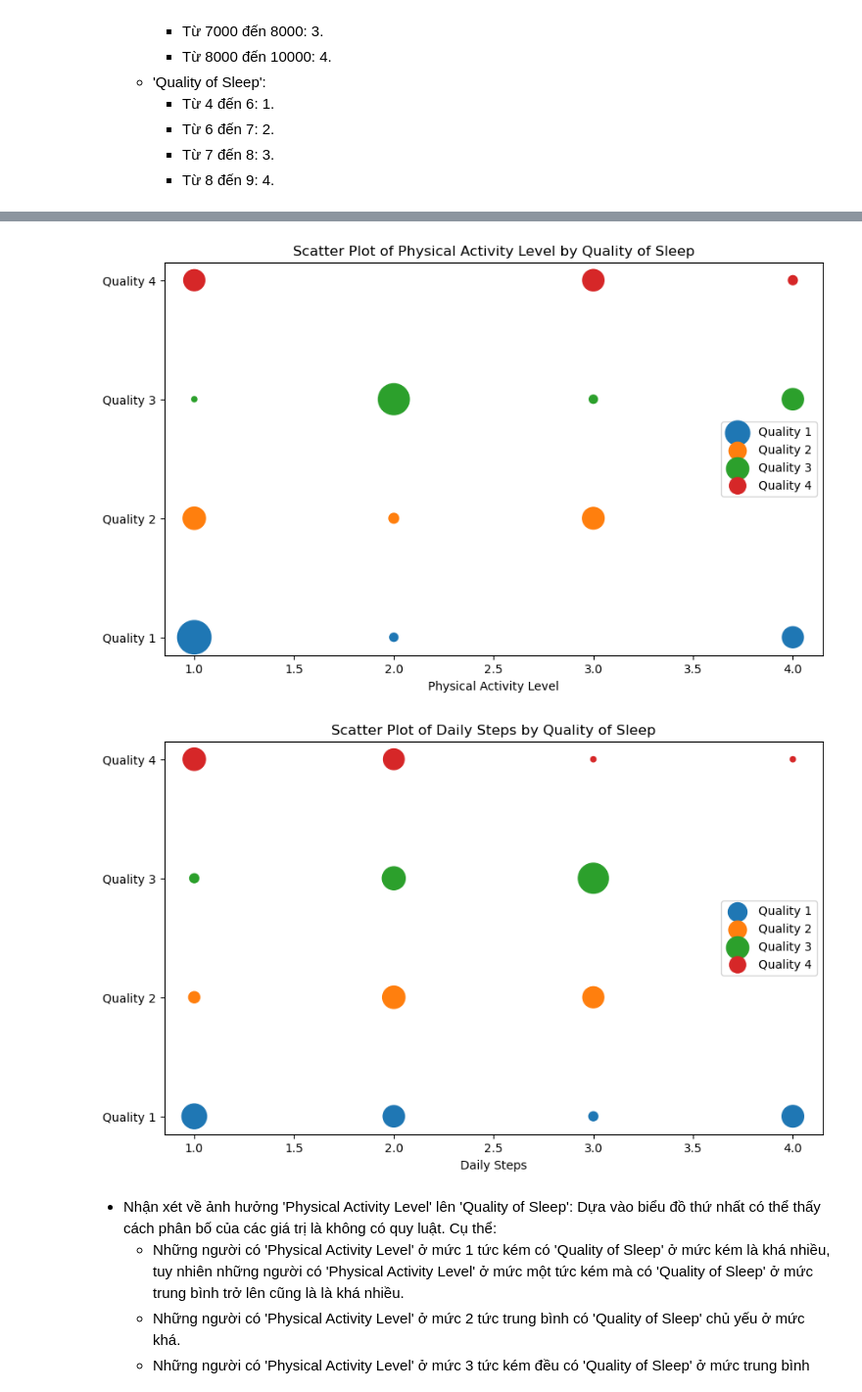
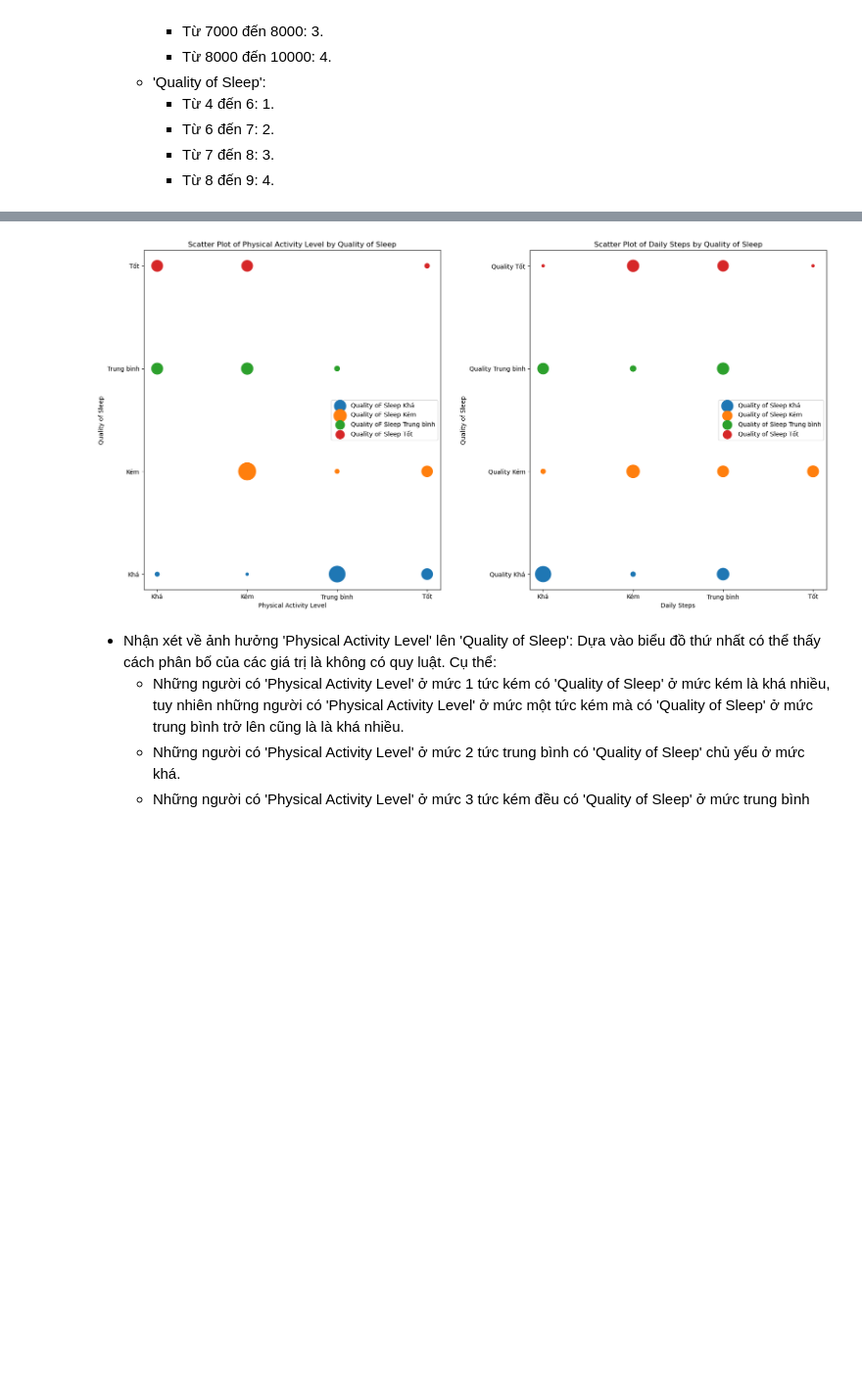
Before and after one commit to khiemnguyen812/Final_Prj_CSC17104_21KHDL1, a Jupyter notebook: Notebook.ipynb, the cells around one changed output, grey strips where cells are left out. Shown at 98% size. Cells and saved outputs as stored; diff of their text form; code cells hidden in the pictures; blank space fills up the shorter version.

```diff
--- a/Notebook.ipynb
+++ b/Notebook.ipynb
@@ -458,13 +445,13 @@ quartiles
 # Bước 2
 def categorize_value(value, quartiles):
     if value <= quartiles.loc[0.25]:
-        return 1
+        return 'Kém'
     elif quartiles.loc[0.25] < value <= quartiles.loc[0.5]:
-        return 2
+        return 'Trung bình'
     elif quartiles.loc[0.5] < value <= quartiles.loc[0.75]:
-        return 3
+        return 'Khá'
     else:
-        return 4
+        return 'Tốt'
 
 # Áp dụng hàm categorize_value cho từng cột
 for column in physical_activity_columns:
@@ -518,29 +505,37 @@ Count by Physical Activity Level:
 # %%
 # Bước 4
-# Vẽ biểu đồ scatter cho Physical Activity Level
-plt.figure(figsize=(10, 6))
+# Tạo figure và hai axes (subplots)
+fig, axs = plt.subplots(1, 2, figsize=(20, 10))
+
+# Biểu đồ scatter cho Physical Activity Level
 for quality, group in count_by_physical_activity.groupby('Quality of Sleep'):
-    plt.scatter(group['Physical Activity Level'], [quality] * len(group), s=group['Count_Physical_Activity'] * 10, label=f'Quality {quality}')
+    axs[0].scatter(group['Physical Activity Level'], [quality] * len(group), s=group['Count_Physical_Activity'] * 10, label=f'Quality oF Sleep {quality}')
 
-plt.title('Scatter Plot of Physical Activity Level by Quality of Sleep')
-plt.xlabel('Physical Activity Level')
-plt.yticks(count_by_physical_activity['Quality of Sleep'].unique(), [f'Quality {quality}' for quality in count_by_physical_activity['Quality of Sleep'].unique()])
-plt.legend()
+axs[0].set_title('Scatter Plot of Physical Activity Level by Quality of Sleep')
+axs[0].set_xlabel('Physical Activity Level')
+axs[0].set_ylabel('Quality of Sleep')
+axs[0].set_yticks(count_by_physical_activity['Quality of Sleep'].unique())
+axs[0].set_yticklabels([f'{quality}' for quality in count_by_physical_activity['Quality of Sleep'].unique()])
+axs[0].legend()
+
+# Biểu đồ scatter cho Daily Steps
+for quality, group in count_by_daily_steps.groupby('Quality of Sleep'):
+    axs[1].scatter(group['Daily Steps'], [quality] * len(group), s=group['Count_Daily_Steps'] * 10, label=f'Quality of Sleep {quality}')
+
+axs[1].set_title('Scatter Plot of Daily Steps by Quality of Sleep')
+axs[1].set_xlabel('Daily Steps')
+axs[1].set_ylabel('Quality of Sleep')
+axs[1].set_yticks(count_by_daily_steps['Quality of Sleep'].unique())
+axs[1].set_yticklabels([f'Quality {quality}' for quality in count_by_daily_steps['Quality of Sleep'].unique()])
+axs[1].legend()
+
+# Điều chỉnh khoảng cách giữa hai subplots
+plt.subplots_adjust(wspace=0.3)
+
+# Hiển thị figure
 plt.show()
-
-# Vẽ biểu đồ scatter cho Daily Steps
-plt.figure(figsize=(10, 6))
-for quality, group in count_by_daily_steps.groupby('Quality of Sleep'):
-    plt.scatter(group['Daily Steps'], [quality] * len(group), s=group['Count_Daily_Steps'] * 10, label=f'Quality {quality}')
-
-plt.title('Scatter Plot of Daily Steps by Quality of Sleep')
-plt.xlabel('Daily Steps')
-plt.yticks(count_by_daily_steps['Quality of Sleep'].unique(), [f'Quality {quality}' for quality in count_by_daily_steps['Quality of Sleep'].unique()])
-plt.legend()
-plt.show()
 # %% [output]
-[figure, old version]
+[figure, new version]
-[figure, removed]
 # %% [markdown]
 - Nhận xét về ảnh hưởng 'Physical Activity Level' lên 'Quality of Sleep': Dựa vào biểu đồ thứ nhất có thể thấy cách phân bố của các giá trị là không có quy luật. Cụ thể:
     - Những người có 'Physical Activity Level' ở mức 1 tức kém có 'Quality of Sleep' ở mức kém là khá nhiều, tuy nhiên những người có 'Physical Activity Level' ở mức một tức kém mà có 'Quality of Sleep' ở mức trung bình trở lên cũng là là khá nhiều.
```
Also changed, not shown: parts of 15 cells of this notebook, 1 other file.
